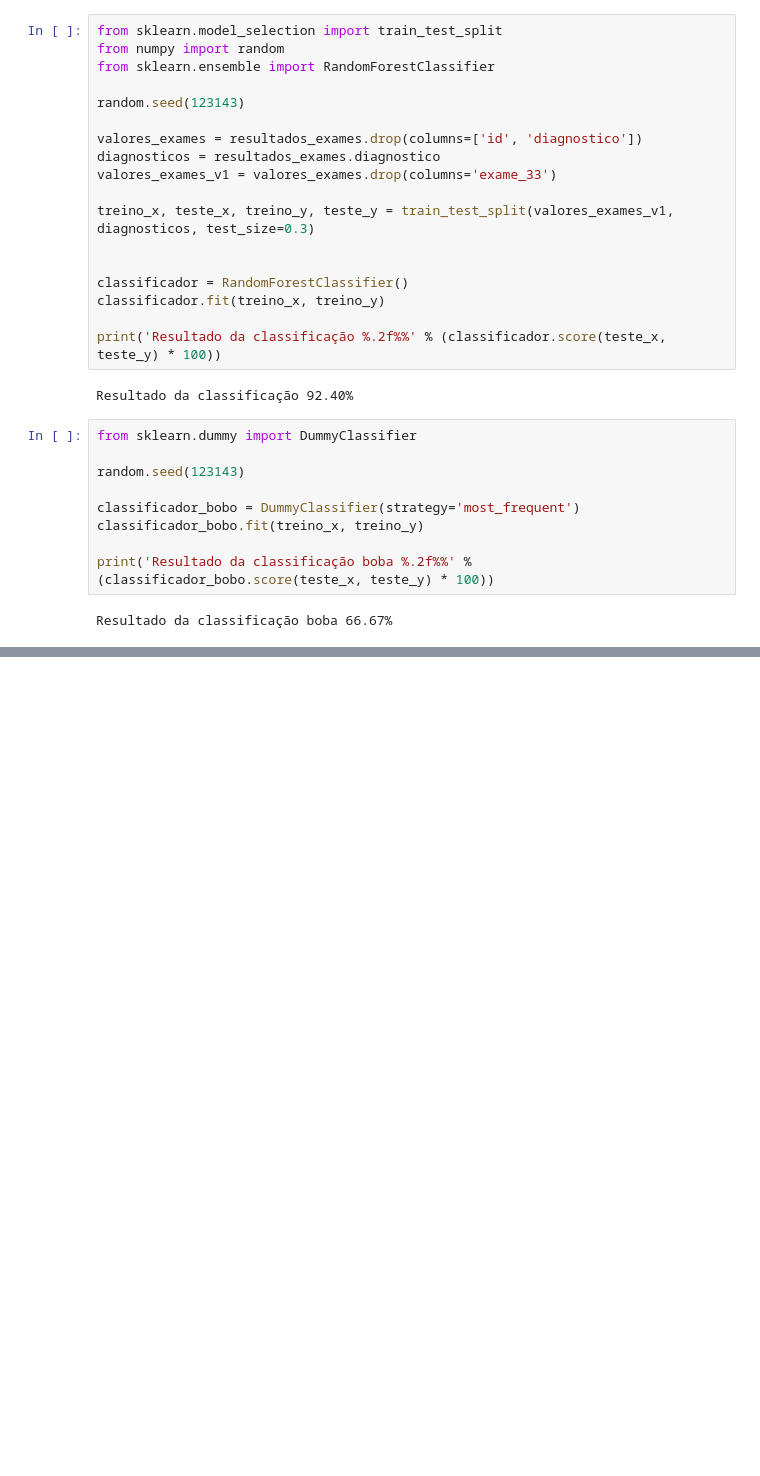
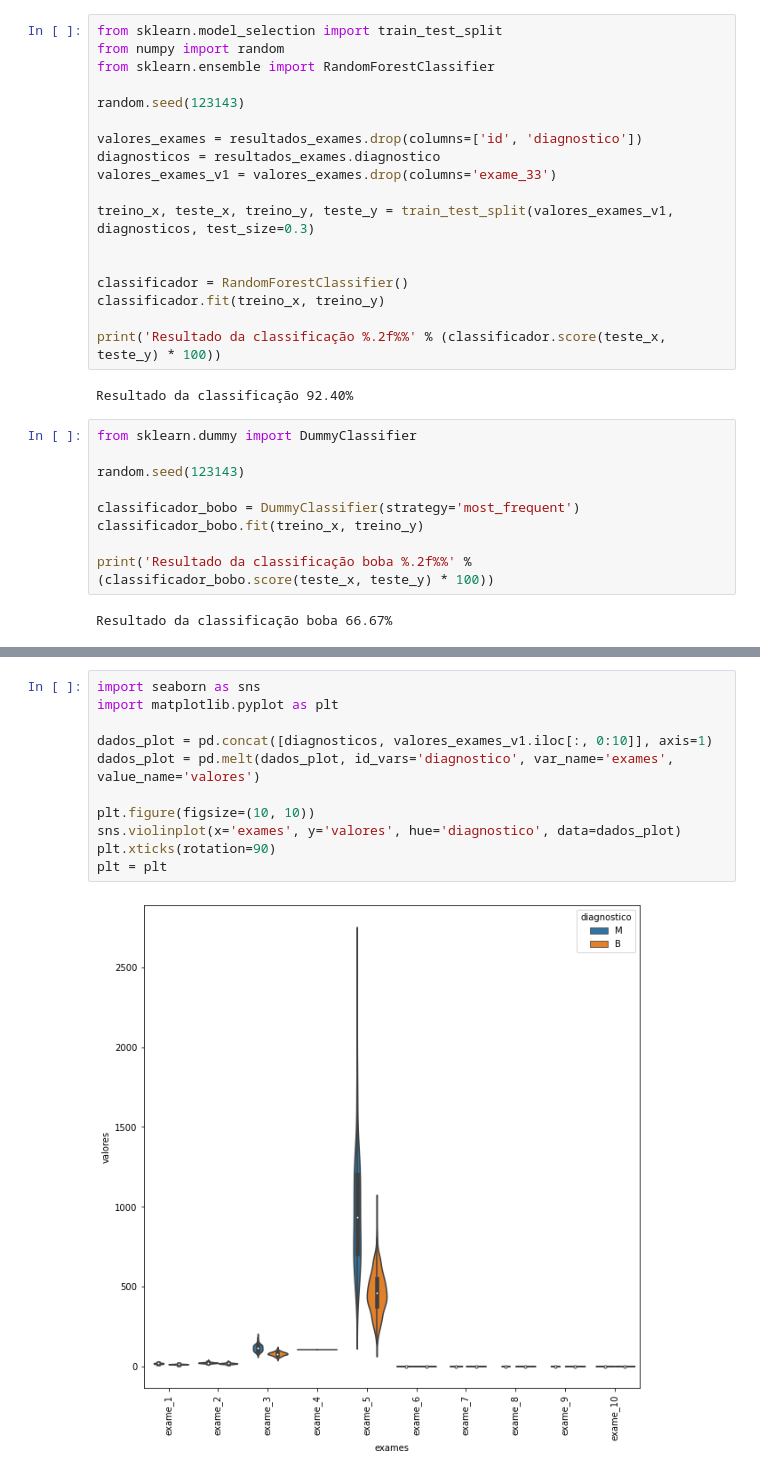
Before and after one commit to kevinpinhoiamin/python-scikit-learn4, a Jupyter notebook: Alura_care.ipynb, the cells around one changed output, grey strips where cells are left out. Cells and saved outputs as stored; diff of their text form; blank space fills up the shorter version.

```diff
--- a/Alura_care.ipynb
+++ b/Alura_care.ipynb
@@ -102,0 +125,13 @@ Resultado da classificação boba 66.67%
+# %%
+import seaborn as sns
+import matplotlib.pyplot as plt
+
+dados_plot = pd.concat([diagnosticos, valores_exames_v1.iloc[:, 0:10]], axis=1)
+dados_plot = pd.melt(dados_plot, id_vars='diagnostico', var_name='exames', value_name='valores')
+
+plt.figure(figsize=(10, 10))
+sns.violinplot(x='exames', y='valores', hue='diagnostico', data=dados_plot)
+plt.xticks(rotation=90)
+plt = plt
+# %% [output]
+[figure, added]
```
Also changed, not shown: parts of 12 cells of this notebook.
